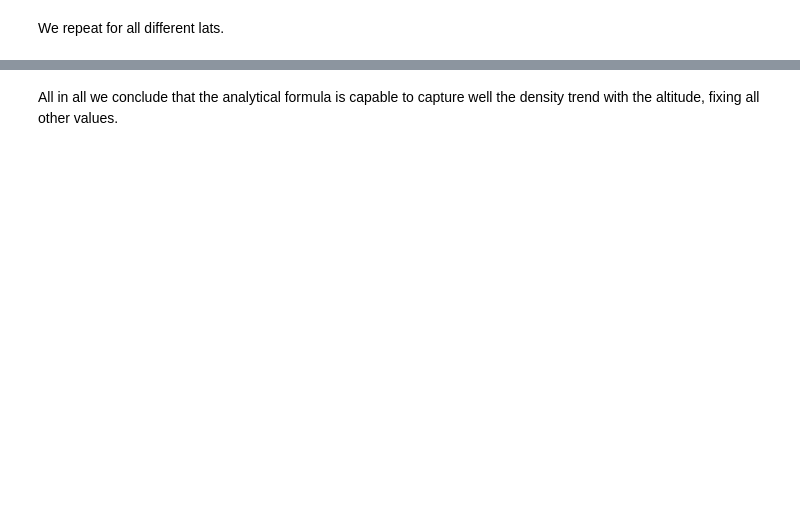
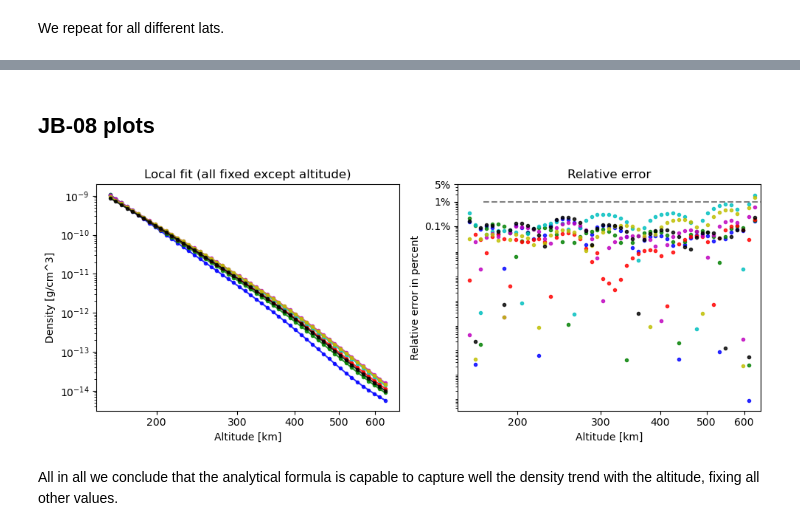
Before and after one commit to esa/thermonets, a Jupyter notebook: notebooks/rho_altitude_fit.ipynb, the cells around one changed output, grey strips where cells are left out. Drawn from its saved outputs; the diff is of its cells as text; code cells hidden in the pictures; blank space fills up the shorter version.

```diff
--- a/notebooks/rho_altitude_fit.ipynb
+++ b/notebooks/rho_altitude_fit.ipynb
@@ -54,0 +86,6 @@ We achieved:  [0.00027507]
+# %%
+for i in range(500):
+    pop_nrlmsise00 = algo_nrlmsise00.evolve(pop_nrlmsise00)
+    pop_jb08 = algo_jb08.evolve(pop_jb08)
+print("For NRLMSISE-00 we achieved: ", pop_nrlmsise00.champion_f)
+print("For JB-08 we achieved: ", pop_jb08.champion_f)
@@ -126,2 +185,38 @@ plt.savefig("rho_error", dpi=600)
+# %% [markdown]
+## JB-08 plots
+# %%
+fig, ax = plt.subplots(1, 2, figsize=(10, 4))
+colors = ["b", "g", "r", "c", "m", "y","k"]
+
+for j, i in enumerate([0, 2, 3,4, 5, 7, 9]):
+    ax[0].loglog(altitudes, tn.rho_approximation(altitudes, best_x_jb08[i]), c=colors[j], alpha=0.8)
+    ax[0].loglog(altitudes, rho_jb08[i, :], ".", c=colors[j], alpha=0.8)
+
+ax[0].set_title("Local fit (all fixed except altitude)")
+ax[0].set_xlabel("Altitude [km]")
+ax[0].set_ylabel("Density [g/cm^3]")
+ax[0].set_xticks([200, 300, 400,500, 600], ["200", "300", "400", "500", "600"])
+
+
+for j, i in enumerate([0, 2, 3,4, 5, 7, 9]):
+    rel_err = (tn.rho_approximation(altitudes, best_x_jb08[i]) - rho_jb08[i, :]) / np.linalg.norm(
+        rho_jb08[:, :], axis=0
+    )
+    ax[1].loglog(altitudes, 100 * np.abs(rel_err), '.', c=colors[j], alpha=0.8)
+ax[1].set_title("Relative error")
+ax[1].set_xlabel("Altitude [km]")
+ax[1].set_ylabel("Relative error in percent")
+
+ax[1].set_xlim([150,650])
+ax[1].vlines(150, 1e-8, 10, 'k', linestyle='--', alpha=0.5)
+ax[1].hlines(1, 170, 1500, 'k', linestyle='--', alpha=0.5)
+
+ax[1].set_yticks([5, 1, 0.1], ["5%", "1%", "0.1%"])
+ax[1].set_xticks([200, 300, 400,500, 600], ["200", "300", "400", "500", "600"])
+
+plt.tight_layout()
+plt.savefig("rho_error_jb08", dpi=600)
+# %% [output]
+[figure, added]
 # %% [markdown]
 All in all we conclude that the analytical formula is capable to capture well the density trend with the altitude, fixing all other values.
```
Also changed, not shown: parts of 16 cells of this notebook.
